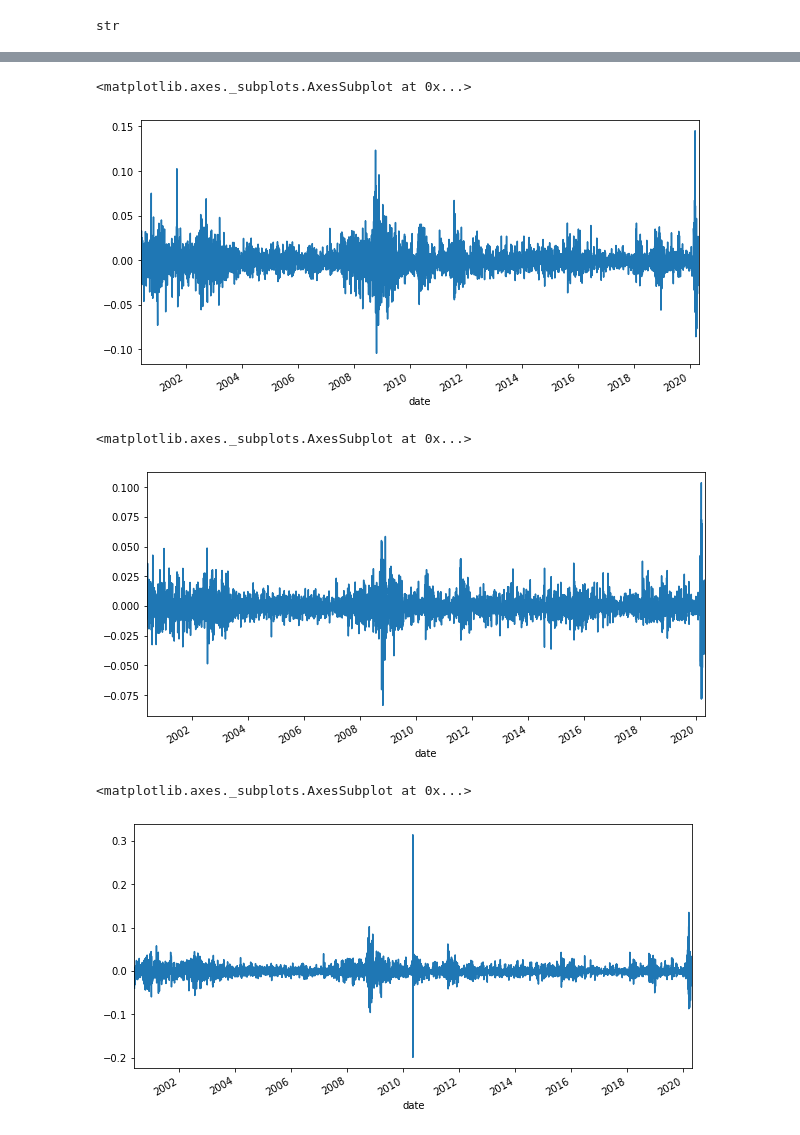
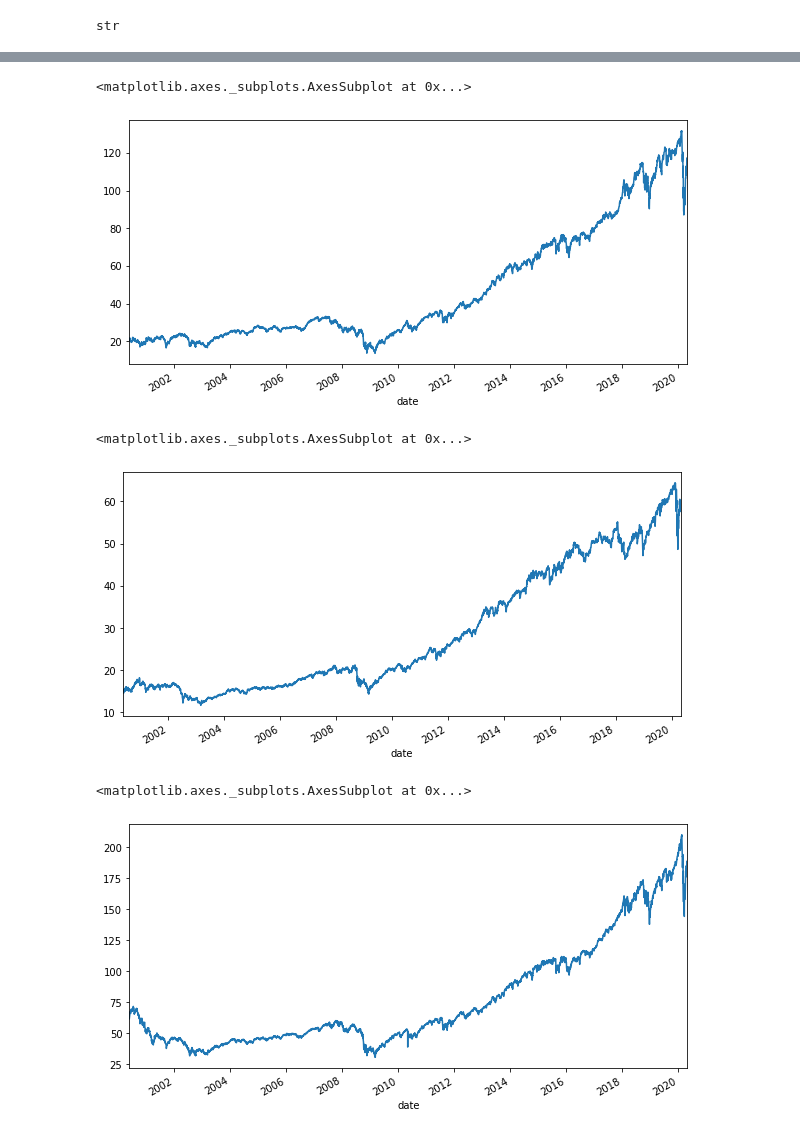
Before and after one commit to bkayratkyzy/Monte_Carlo_Simulations, a Jupyter notebook: notebooks/kelly.ipynb, the cells around one changed output, grey strips where cells are left out. Drawn from its saved outputs; the diff is of its cells as text; code cells hidden in the pictures.

```diff
--- a/notebooks/kelly.ipynb
+++ b/notebooks/kelly.ipynb
@@ -67,7 +69,10 @@ xlp_df.head()
 ivw_df = ivw_df['5. adjusted close']
 ivw_df.head()
 
+spy_df = spy_df['5. adjusted close']
+spy_df.head()
+
 #Use concat to put the data in one dataframe
-concat_df = pd.concat([xly_df, xlp_df, ivw_df], axis = "columns", join = "inner")
+concat_df = pd.concat([xly_df, xlp_df, ivw_df, spy_df], axis = "columns", join = "inner")
 concat_df.head()
 # %% [output]
@@ -86,6 +93,6 @@ Index(['5. adjusted close', '5. adjusted close', '5. adjusted close'], dtype='ob
 # %%
 #Change column names to avoid confusion
-columns = ['XLY close', 'XLP close', 'IVW close']
+columns = ['XLY close', 'XLP close', 'IVW close', 'SPY close']
 concat_df.columns = columns
 concat_df.head()
 # %% [output]
@@ -99,14 +105,0 @@ concat_df.head()
-# %%
-#add another column to get daily returns of XLY
-daily_returns_xly = xly_df.pct_change()
-concat_df['XLY_return']= daily_returns_xly
-
-#add another column to get daily returns of XLP
-daily_returns_xlp = xlp_df.pct_change()
-concat_df['XLP_return']= daily_returns_xlp
-
-#add another column to get daily returns of SGX
-daily_returns_ivw = ivw_df.pct_change()
-concat_df['IVW_return']= daily_returns_ivw
-
-concat_df.head()
@@ -120,0 +106,5 @@ concat_df.head()
+# %%
+#Sort earliest to latest so that .pct_change() function works right.
+
+concat_df.sort_index(inplace=True, ascending=True)
+concat_df.head()
@@ -241,23 +271,23 @@ concat_df.describe()
 # %%
 #plot daily returns of XLY
 
-concat_df['XLY_return'].plot(figsize=(10,5))
+concat_df['XLY close'].plot(figsize=(10,5))
 # %% [output]
 <matplotlib.axes._subplots.AxesSubplot at 0x...>
-[figure, old version]
+[figure, new version]
 # %%
 #plot daily returns of XLP
 
-concat_df['XLP_return'].plot(figsize=(10,5))
+concat_df['XLP close'].plot(figsize=(10,5))
 # %% [output]
 <matplotlib.axes._subplots.AxesSubplot at 0x...>
-[figure, old version]
+[figure, new version]
 # %%
 #plot daily returns of IVW
 
-concat_df['IVW_return'].plot(figsize=(10,5))
+concat_df['IVW close'].plot(figsize=(10,5))
 # %% [output]
 <matplotlib.axes._subplots.AxesSubplot at 0x...>
-[figure, old version]
+[figure, new version]
 # %%
 # Calculate the cumulative returns using the 'cumprod()' function
```
Also changed, not shown: parts of 35 cells of this notebook.
